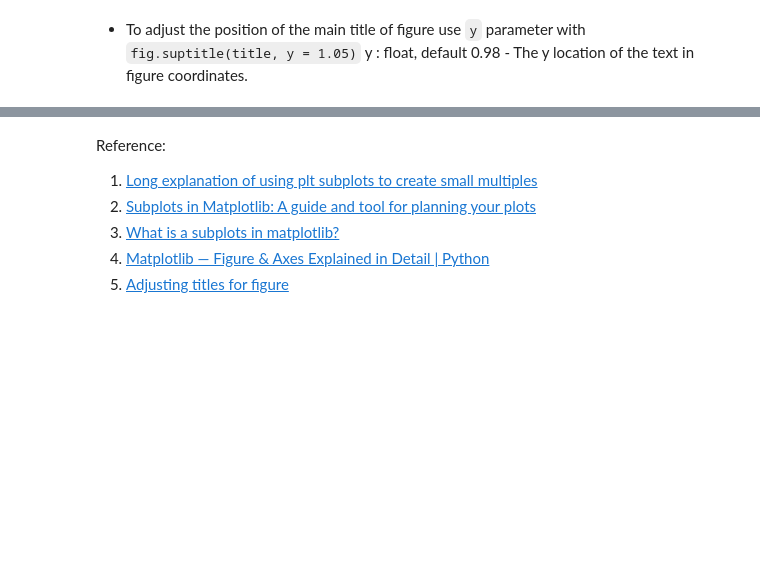
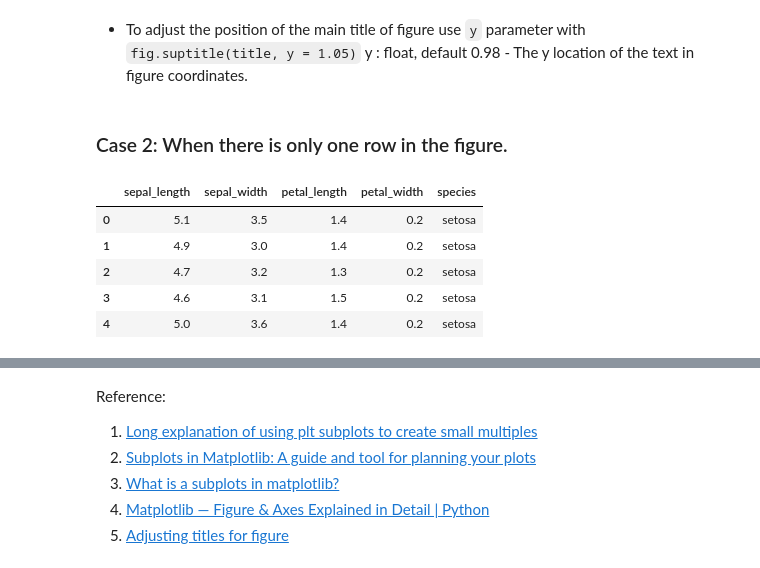
Before and after one commit to jeswingeorge/Python-DS-notes, a Jupyter notebook: Miscellaneous/using_sub-plots.ipynb, the cells around one changed output, grey strips where cells are left out. Drawn from its saved outputs; the diff is of its cells as text; code cells hidden in the pictures; blank space fills up the shorter version.

```diff
--- a/Miscellaneous/using_sub-plots.ipynb
+++ b/Miscellaneous/using_sub-plots.ipynb
@@ -135,3 +139,5 @@ for ax in axes_list:
 # %% [markdown]
 - To adjust the position of the main title of figure use `y` parameter with `fig.suptitle(title, y = 1.05)`
     y : float, default 0.98 - The y location of the text in figure coordinates.
+# %% [markdown]
+### Case 2: When there is only one row in the figure.
@@ -137,0 +146,10 @@ for ax in axes_list:
+# %%
+iris = sns.load_dataset('iris')
+iris.head()
+# %% [output]
+|  | sepal_length | sepal_width | petal_length | petal_width | species |
+| 0 | 5.1 | 3.5 | 1.4 | 0.2 | setosa |
+| 1 | 4.9 | 3.0 | 1.4 | 0.2 | setosa |
+| 2 | 4.7 | 3.2 | 1.3 | 0.2 | setosa |
+| 3 | 4.6 | 3.1 | 1.5 | 0.2 | setosa |
+| 4 | 5.0 | 3.6 | 1.4 | 0.2 | setosa |
```
Also changed, not shown: parts of 5 cells of this notebook, 13 other files.
